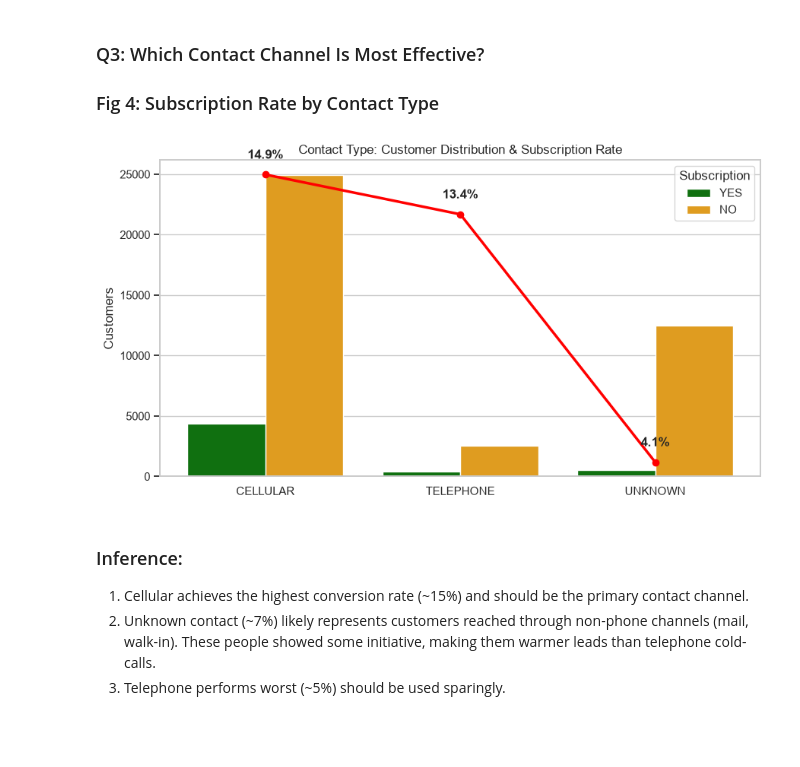
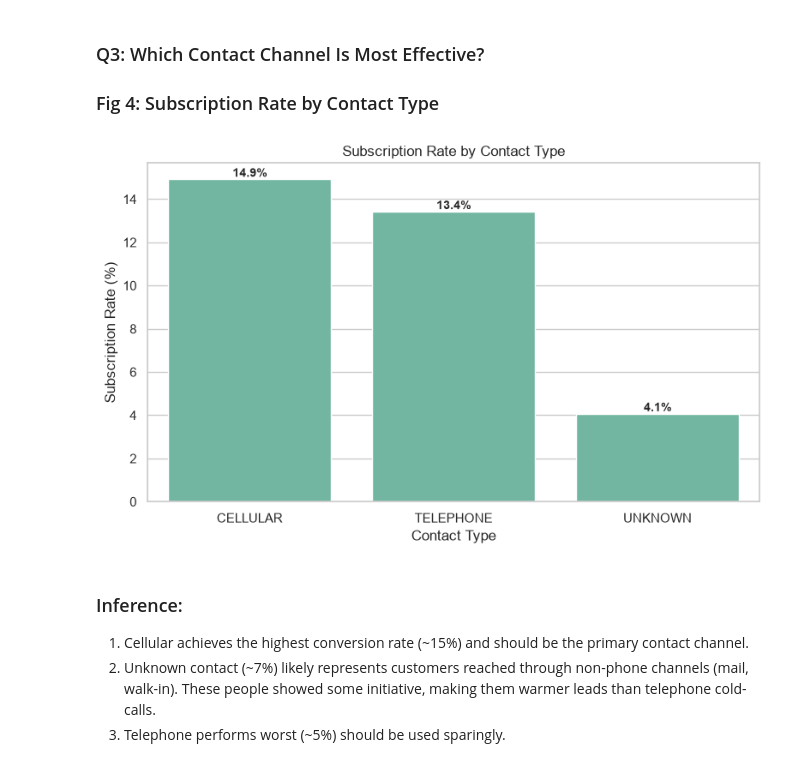
Before and after one commit to AsmiShirkeSamant/BANK-TERM-DEPOSIT-SUBSCRIPTION-PREDICTION, a Jupyter notebook: Propensity_v2.ipynb, the cells around one changed output. Saved outputs shown, nothing was run; the diff lists cells and outputs as text; code cells hidden in the pictures; blank space fills up the shorter version.

```diff
--- a/Propensity_v2.ipynb
+++ b/Propensity_v2.ipynb
@@ -71,8 +67,8 @@ sns.set_theme(style='whitegrid', palette='Set2')
 # %%
-#loading the dataset
 data = pd.read_csv("bank-full.csv", sep=';')
 
-for col in data.select_dtypes('object'): data[col] = data[col].str.strip().str.upper()
+for col in data.select_dtypes('object'):
+    data[col] = data[col].str.strip().str.upper()
 
 data.head()
 # %% [output]
@@ -376,32 +343,27 @@ plt.show()
 ### Q3: Which Contact Channel Is Most Effective?
 ### Fig 4: Subscription Rate by Contact Type
 # %%
-contact_stats = pd.crosstab(data['contact'], data['y'])
+contact_stats = (
+    data.groupby('contact')['y']
+    .agg(customers='count', subscriptions=lambda x: (x == 'YES').sum())
+    .assign(subscription_rate=lambda d: d['subscriptions'] / d['customers'] * 100)
+    .sort_values('subscription_rate', ascending=False)
+    .reset_index()
+)
 
-contact_stats['Rate'] = (contact_stats['YES'] /(contact_stats['YES'] + contact_stats['NO']) * 100)
+fig, ax = plt.subplots(figsize=(8, 5))
+bars = sns.barplot(data=contact_stats, x='contact', y='subscription_rate', ax=ax)
 
-contact_stats = (contact_stats.sort_values('Rate', ascending=False).reset_index())
-contact_long = contact_stats.melt(id_vars=['contact', 'Rate'],value_vars=['YES', 'NO'],var_name='Subscription',value_name='Count')
-baseline = (data['y'] == 'YES').mean() * 100
+for p in ax.patches:
+    ax.annotate(f'{p.get_height():.1f}%',(p.get_x() + p.get_width() / 2, p.get_height()),ha='center', va='bottom', fontsize=10, fontweight='bold')
 
-fig, ax1 = plt.subplots(figsize=(9,5))
-ax2 = ax1.twinx()
-
-sns.barplot(data=contact_long,x='contact',y='Count',hue='Subscription',palette=['green', 'orange'],ax=ax1)
-
-ax2.plot(range(len(contact_stats)),contact_stats['Rate'],marker='o',linewidth=2.5,color='red')
-
-for x, y in enumerate(contact_stats['Rate']):
-    ax2.text(x,y + 0.6,f'{y:.1f}%',ha='center',fontweight='bold')
-
-ax1.set_ylabel('Customers')
-ax2.get_yaxis().set_visible(False)
-ax1.set_xlabel('')
-plt.title('Contact Type: Customer Distribution & Subscription Rate')
+plt.title('Subscription Rate by Contact Type')
+plt.xlabel('Contact Type')
+plt.ylabel('Subscription Rate (%)')
 plt.tight_layout()
 plt.show()
 # %% [output]
-[figure, old version]
+[figure, new version]
 # %% [markdown]
 ### Inference:
 1. Cellular achieves the highest conversion rate (~15%) and should be the primary contact channel.
```
Also changed, not shown: parts of 32 cells of this notebook, 10 other files.
